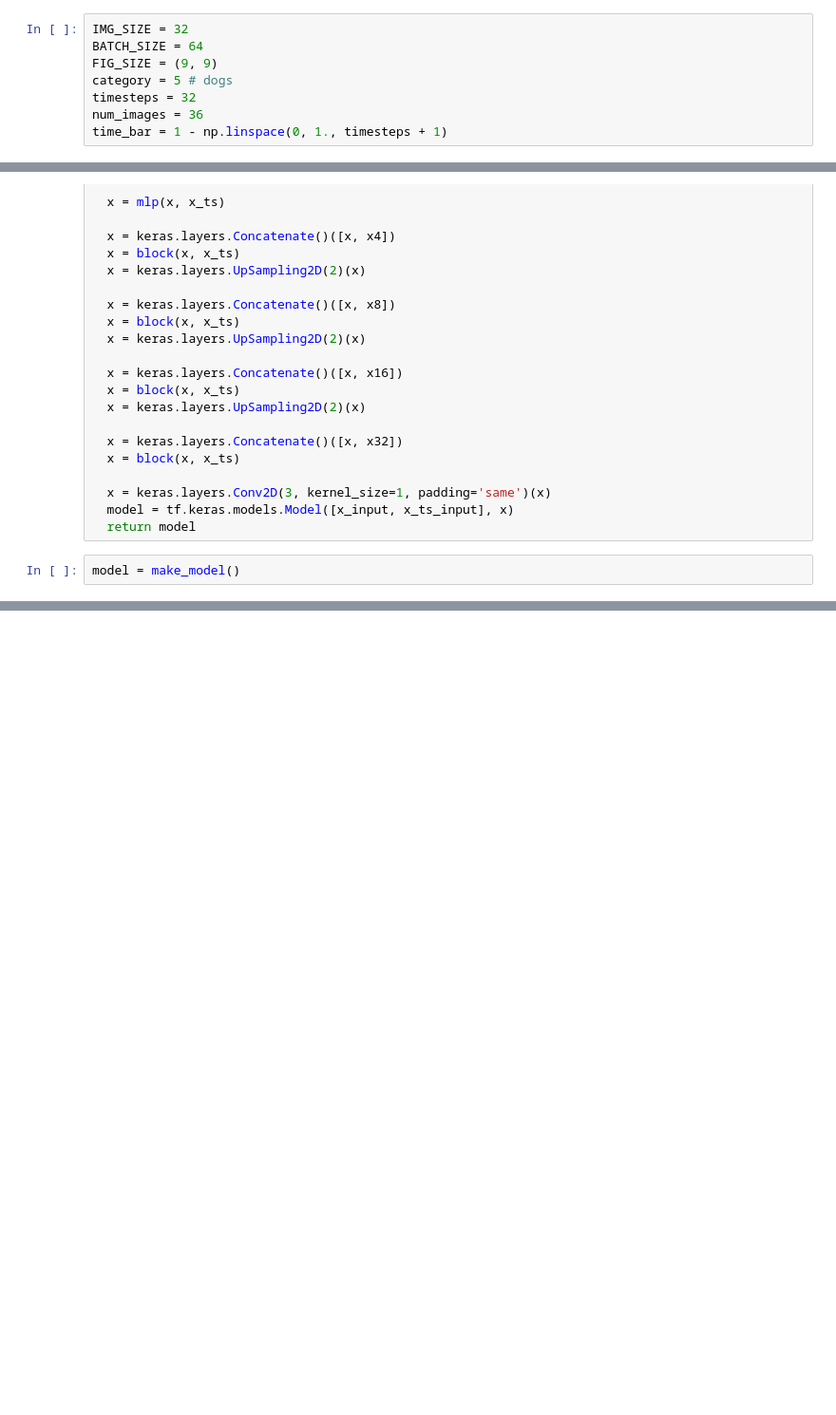
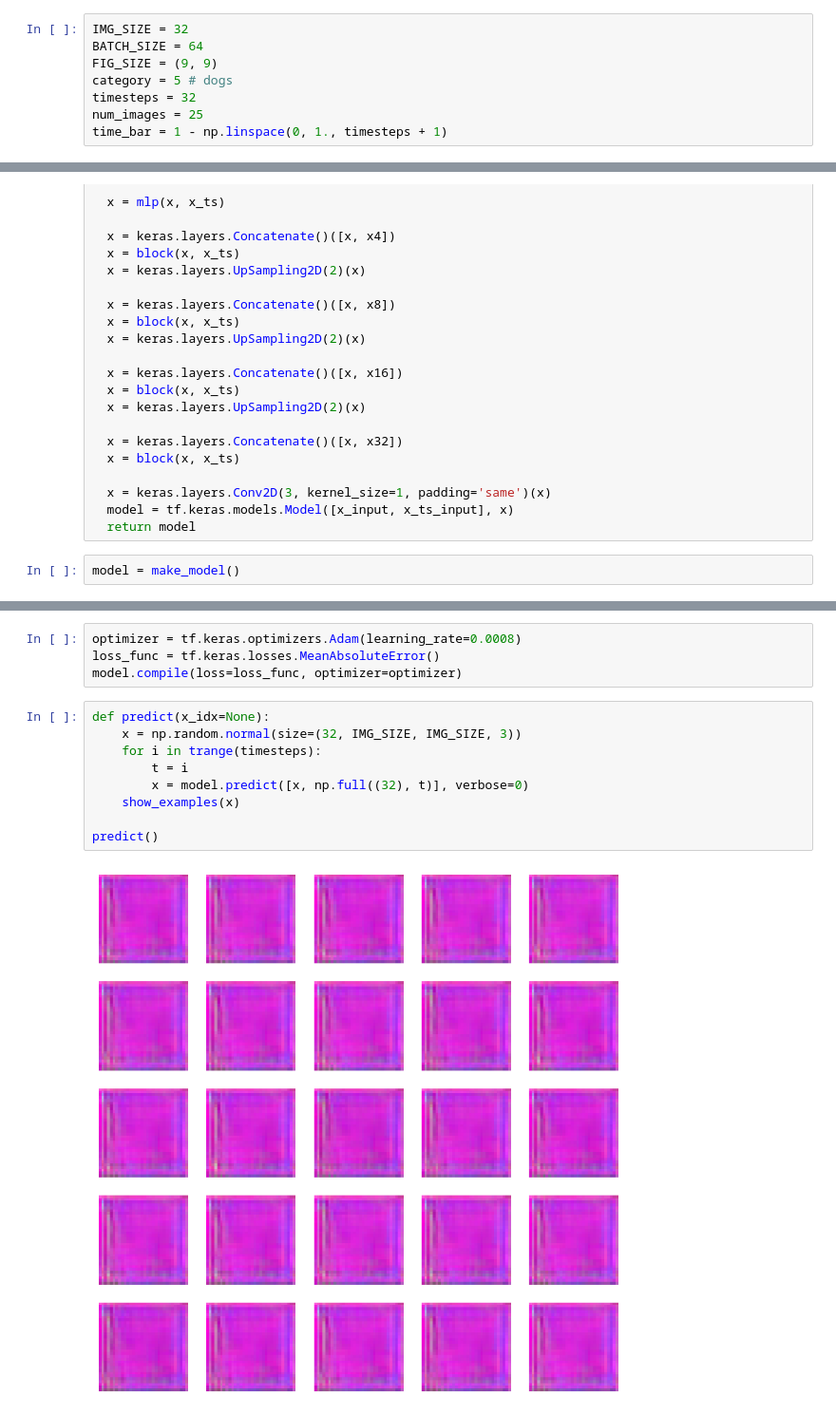
Before and after one commit to lrav35/diffusion, a Jupyter notebook: OG_QuickDiffusionModel_TF.ipynb, the cells around one changed output, grey strips where cells are left out. Shown at 95% size. Cells and saved outputs as stored; diff of their text form; blank space fills up the shorter version.

```diff
--- a/OG_QuickDiffusionModel_TF.ipynb
+++ b/OG_QuickDiffusionModel_TF.ipynb
@@ -12,7 +12,7 @@ BATCH_SIZE = 64
 FIG_SIZE = (9, 9)
 category = 5 # dogs
 timesteps = 32
-num_images = 36
+num_images = 25
 time_bar = 1 - np.linspace(0, 1., timesteps + 1)
 # %%
 # load data and split into train and test
@@ -153,3 +153,18 @@ Total params: 3586819 (13.68 MB)
 Trainable params: 3586819 (13.68 MB)
 Non-trainable params: 0 (0.00 Byte)
 __________________________________________________________________________________________________
+# %%
+optimizer = tf.keras.optimizers.Adam(learning_rate=0.0008)
+loss_func = tf.keras.losses.MeanAbsoluteError()
+model.compile(loss=loss_func, optimizer=optimizer)
+# %%
+def predict(x_idx=None):
+    x = np.random.normal(size=(32, IMG_SIZE, IMG_SIZE, 3))
+    for i in trange(timesteps):
+        t = i
+        x = model.predict([x, np.full((32), t)], verbose=0)
+    show_examples(x)
+
+predict()
+# %% [output]
+[figure, added]
```
Also changed, not shown: parts of 5 cells of this notebook.
